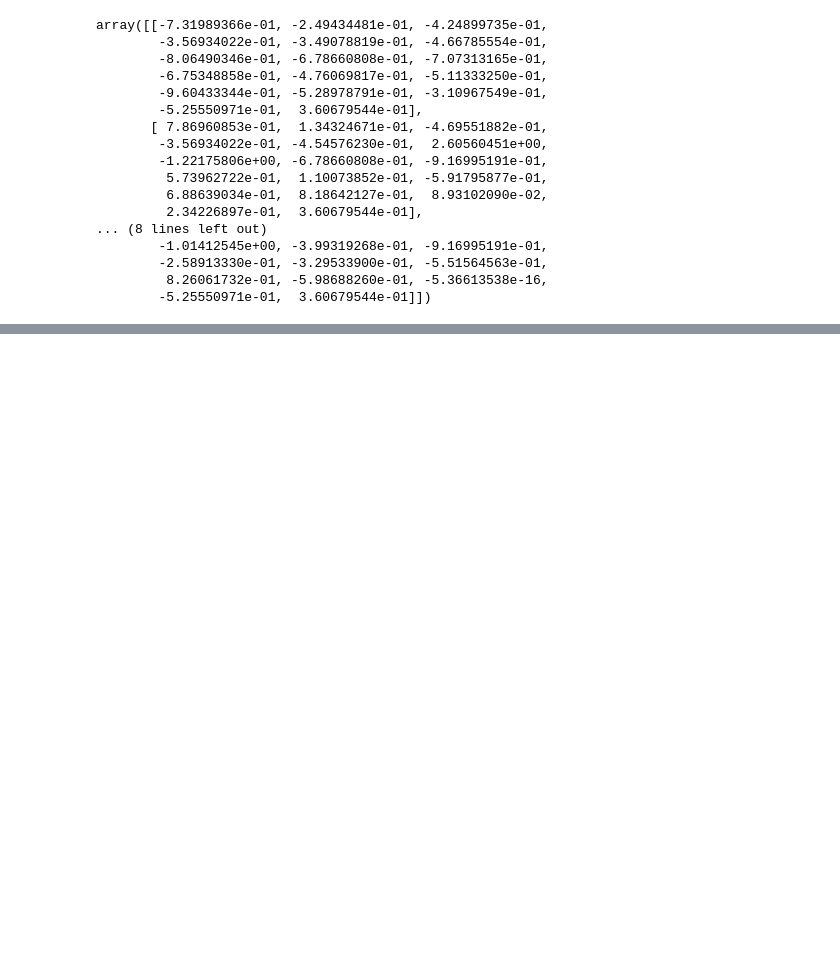
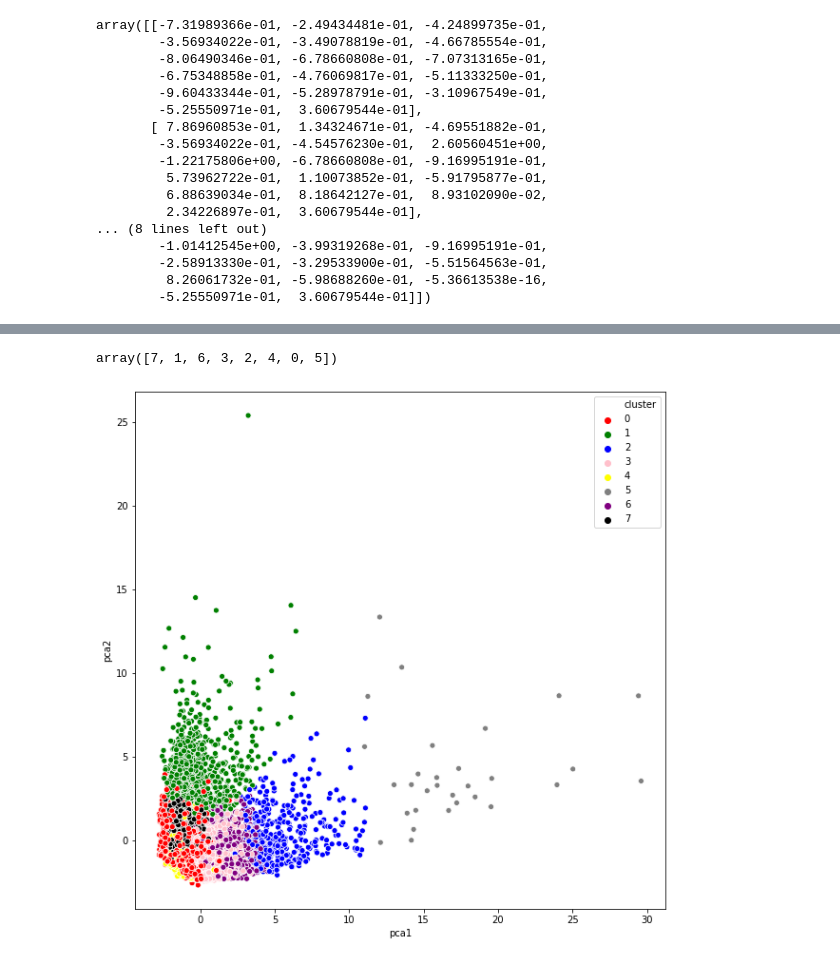
Before and after one commit to daniel8691/banking-CustomerSegmentation, a Jupyter notebook: Market Segmentation.ipynb, the cells around one changed output, grey strips where cells are left out. Cells and saved outputs as stored; diff of their text form; code cells hidden in the pictures; blank space fills up the shorter version.

```diff
--- a/Market Segmentation.ipynb
+++ b/Market Segmentation.ipynb
@@ -224,0 +365,8 @@ for i in range(1,20):
+# %%
+# Principal Components analysis
+# converting the 17 features dataframe into 2 components
+pca = PCA(n_components = 2)
+principal_comp = pca.fit_transform(bank_df_scaled)
+# %%
+pca_df = pd.DataFrame(data=principal_comp, columns=['pca1','pca2'])
+pca_df.head()
@@ -224,0 +380,4 @@ for i in range(1,20):
+# %%
+# concatenate cluster labels to the pca dataframe
+pca_df = pd.concat([pca_df,labels_df],axis=1)
+pca_df.head()
@@ -224,0 +391,9 @@ for i in range(1,20):
+# %%
+labels_df['cluster'].unique()
+# %% [output]
+array([7, 1, 6, 3, 2, 4, 0, 5])
+# %%
+plt.figure(figsize=(10,10))
+ax = sns.scatterplot(x='pca1',y='pca2',hue='cluster',data=pca_df,palette =['red','green','blue','pink','yellow','gray','purple', 'black'])
+# %% [output]
+[figure, added]
```
Also changed, not shown: parts of 20 cells of this notebook.
